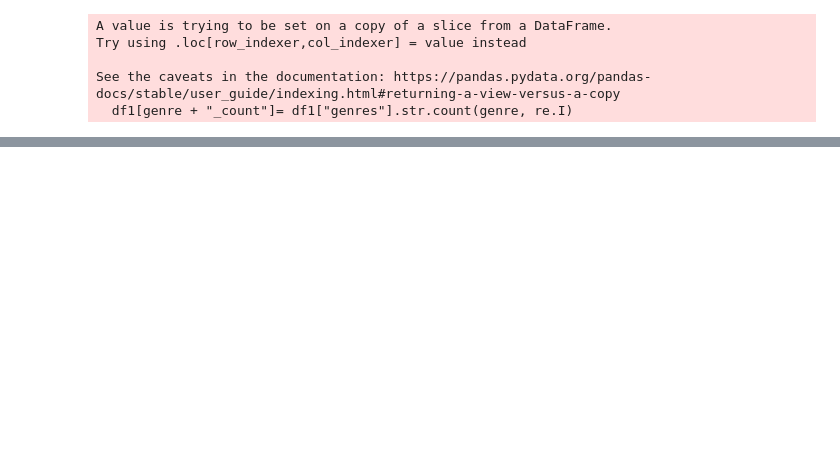
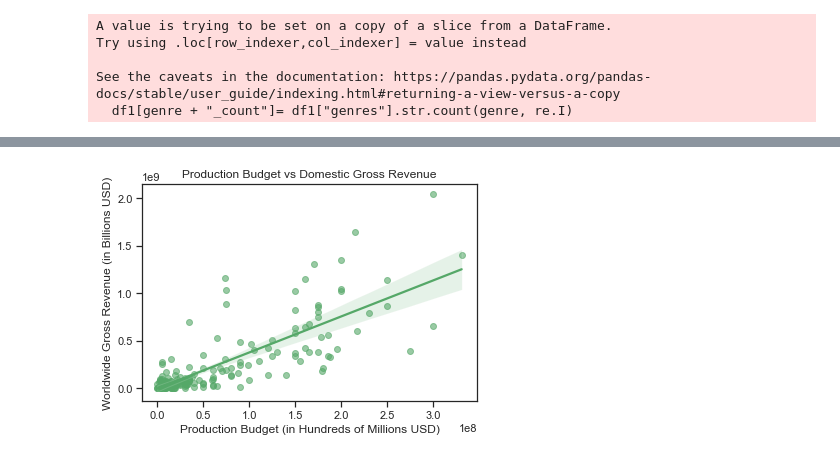
Before and after one commit to timiadejumo/phase1_group_project, a Jupyter notebook: br_workbook_v2.ipynb, the cells around one changed output, grey strips where cells are left out. Saved outputs shown, nothing was run; the diff lists cells and outputs as text; code cells hidden in the pictures; blank space fills up the shorter version.

```diff
--- a/br_workbook_v2.ipynb
+++ b/br_workbook_v2.ipynb
@@ -204,0 +219,17 @@ plt.tight_layout;
+# %%
+# Loading Elijah's regression graph
+sns.set_style("ticks")
+pvw = sns.regplot(x=df1['production_budget'], y=df1['worldwide_gross'],
+                  data=df1, scatter_kws={'alpha':0.6 },
+                 color="g", )
+pvw.set(
+    title="Production Budget vs Domestic Gross Revenue",
+    xlabel ="Production Budget (in Hundreds of Millions USD)",
+    ylabel ="Worldwide Gross Revenue (in Billions USD)",
+    )
+sns.set_style("whitegrid")
+
+# Saving Elijah's regression graph to file
+plt.savefig("./images/rev_budget_regression.png", dpi=150)
+# %% [output]
+[figure, added]
```
Also changed, not shown: parts of 5 cells of this notebook, 5 other files.
